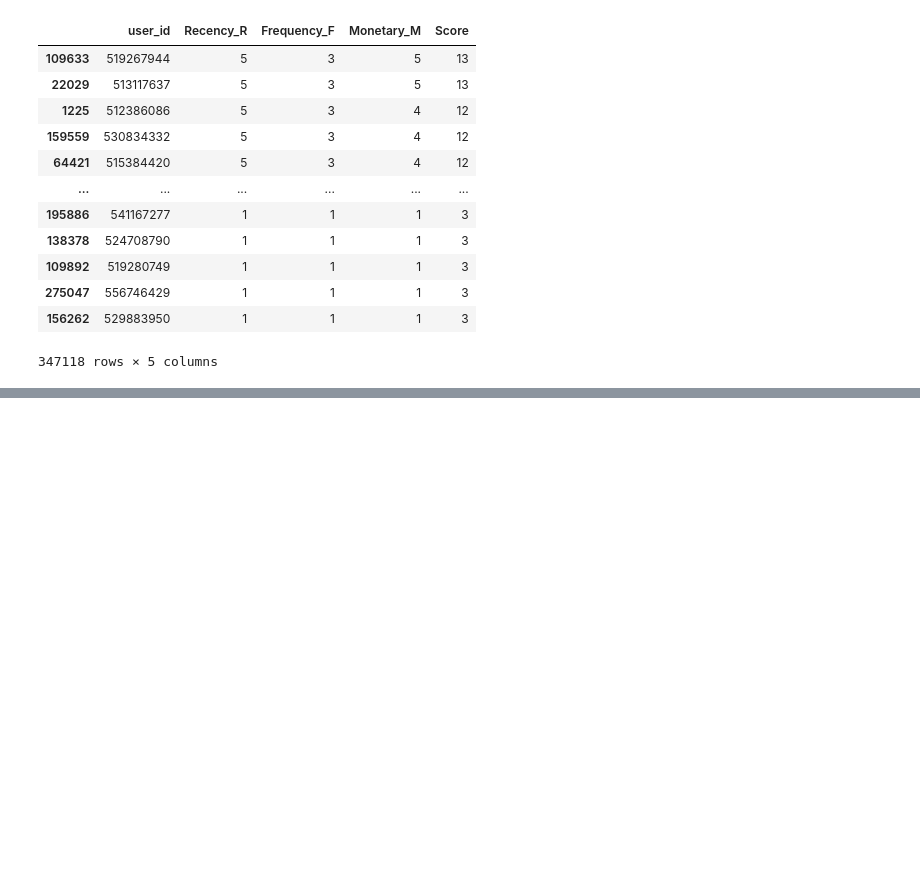
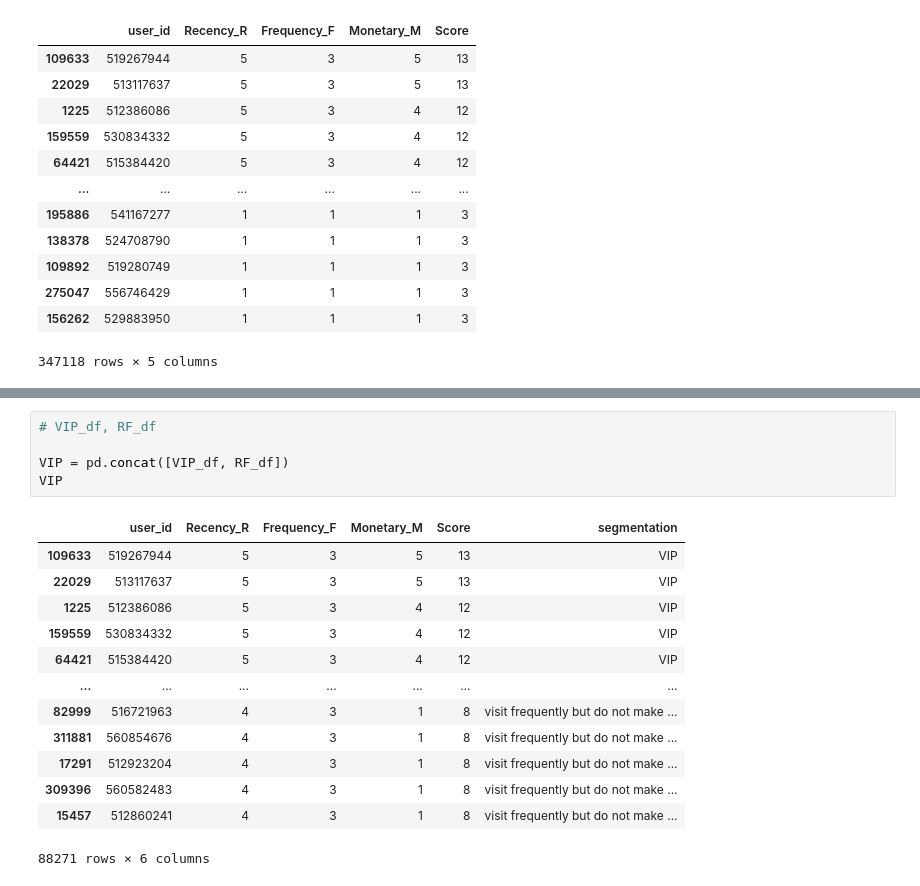
Before and after one commit to Songnahyun/AI_12_cp2_project, a Jupyter notebook: CP2_송나현.ipynb, the cells around one changed output, grey strips where cells are left out. Drawn from its saved outputs; the diff is of its cells as text; blank space fills up the shorter version.

```diff
--- a/CP2_송나현.ipynb
+++ b/CP2_송나현.ipynb
@@ -477,0 +566,19 @@ array([5, 4, 3, 2, 1])
+# %%
+# VIP_df, RF_df
+
+VIP = pd.concat([VIP_df, RF_df])
+VIP
+# %% [output]
+|  | user_id | Recency_R | Frequency_F | Monetary_M | Score | segmentation |
+| 109633 | 519267944 | 5 | 3 | 5 | 13 | VIP |
+| 22029 | 513117637 | 5 | 3 | 5 | 13 | VIP |
+| 1225 | 512386086 | 5 | 3 | 4 | 12 | VIP |
+| 159559 | 530834332 | 5 | 3 | 4 | 12 | VIP |
+| 64421 | 515384420 | 5 | 3 | 4 | 12 | VIP |
+| ... | ... | ... | ... | ... | ... | ... |
+| 82999 | 516721963 | 4 | 3 | 1 | 8 | visit frequently but do not make ... |
+| 311881 | 560854676 | 4 | 3 | 1 | 8 | visit frequently but do not make ... |
+| 17291 | 512923204 | 4 | 3 | 1 | 8 | visit frequently but do not make ... |
+| 309396 | 560582483 | 4 | 3 | 1 | 8 | visit frequently but do not make ... |
+| 15457 | 512860241 | 4 | 3 | 1 | 8 | visit frequently but do not make ... |
+88271 rows × 6 columns
```
Also changed, not shown: parts of 12 cells of this notebook.
